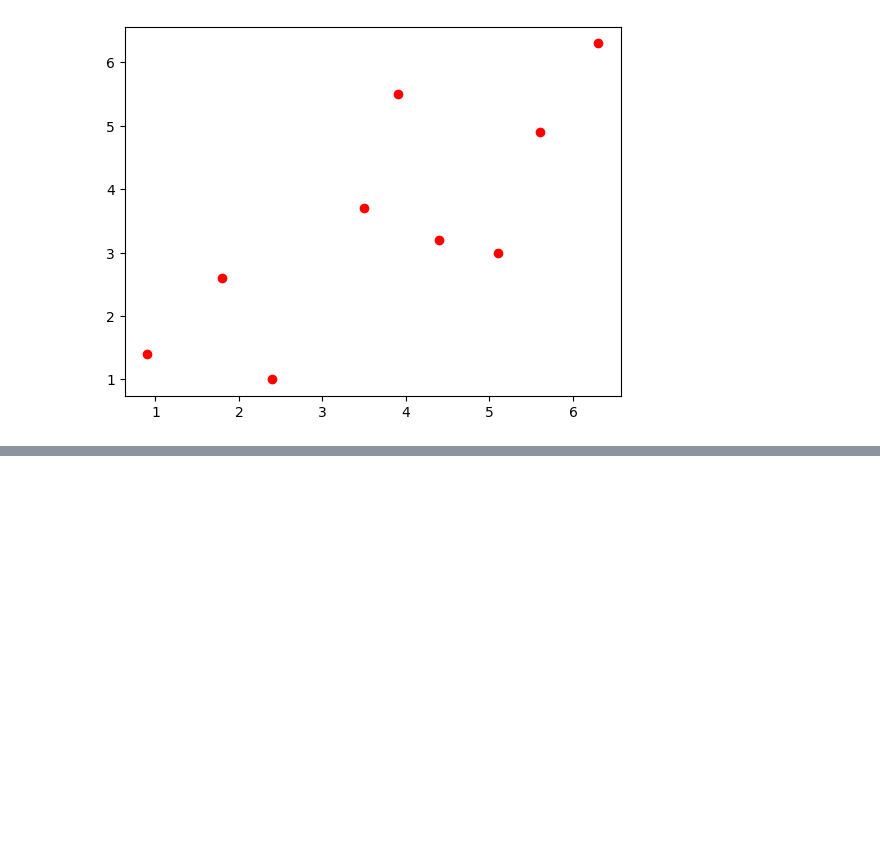
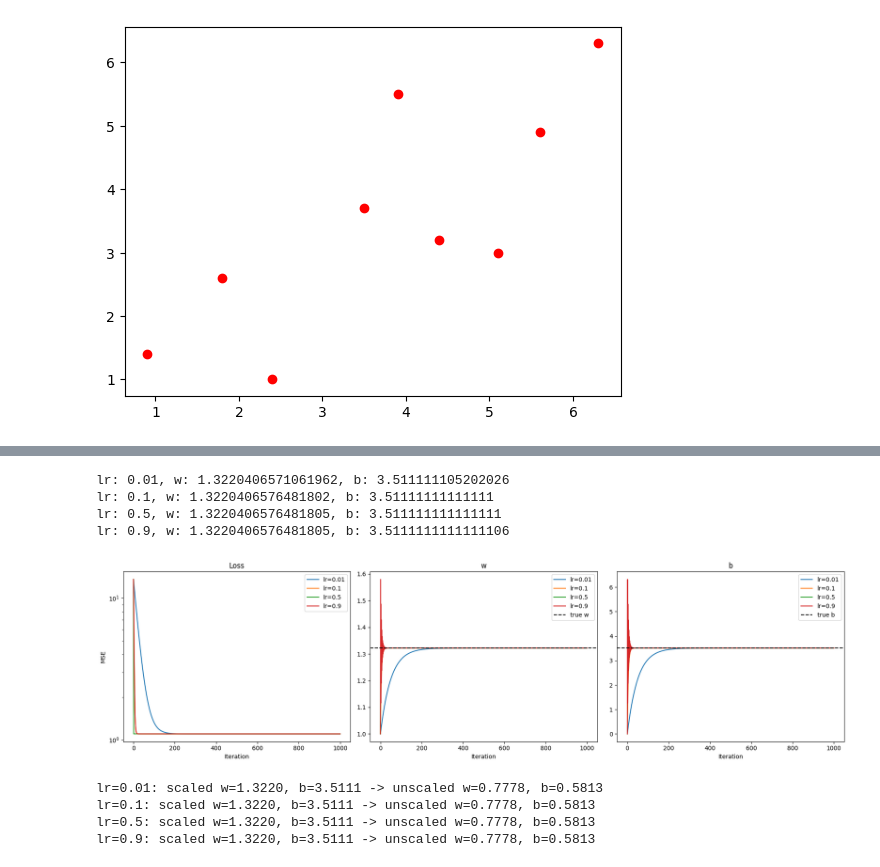
Before and after one commit to isenel0/ml-from-scratch, a Jupyter notebook: notebooks/02_gradient_descent.ipynb, the cells around one changed output, grey strips where cells are left out. Drawn from its saved outputs; the diff is of its cells as text; code cells hidden in the pictures; blank space fills up the shorter version.

```diff
--- a/notebooks/02_gradient_descent.ipynb
+++ b/notebooks/02_gradient_descent.ipynb
@@ -134,0 +147,18 @@ lr: 0.055, w: 0.7778205150801288, b: 0.5813205026730367
+# %%
+results = plot_runs(x_scaled, y, [0.01, 0.1, 0.5, 0.9], 1.322, 3.511)
+
+# Unscaling
+for lr, (w_s, b_s) in results.items():
+    w_orig = w_s / x_std
+    b_orig = b_s - w_s * x_mean / x_std
+    print(f"lr={lr}: scaled w={w_s:.4f}, b={b_s:.4f} -> unscaled w={w_orig:.4f}, b={b_orig:.4f}")
+# %% [output]
+lr: 0.01, w: 1.3220406571061962, b: 3.511111105202026
+lr: 0.1, w: 1.3220406576481802, b: 3.51111111111111
+lr: 0.5, w: 1.3220406576481805, b: 3.511111111111111
+lr: 0.9, w: 1.3220406576481805, b: 3.5111111111111106
+[figure, added]
+lr=0.01: scaled w=1.3220, b=3.5111 -> unscaled w=0.7778, b=0.5813
+lr=0.1: scaled w=1.3220, b=3.5111 -> unscaled w=0.7778, b=0.5813
+lr=0.5: scaled w=1.3220, b=3.5111 -> unscaled w=0.7778, b=0.5813
+lr=0.9: scaled w=1.3220, b=3.5111 -> unscaled w=0.7778, b=0.5813
```
Also changed, not shown: parts of 9 cells of this notebook, 1 other file.
